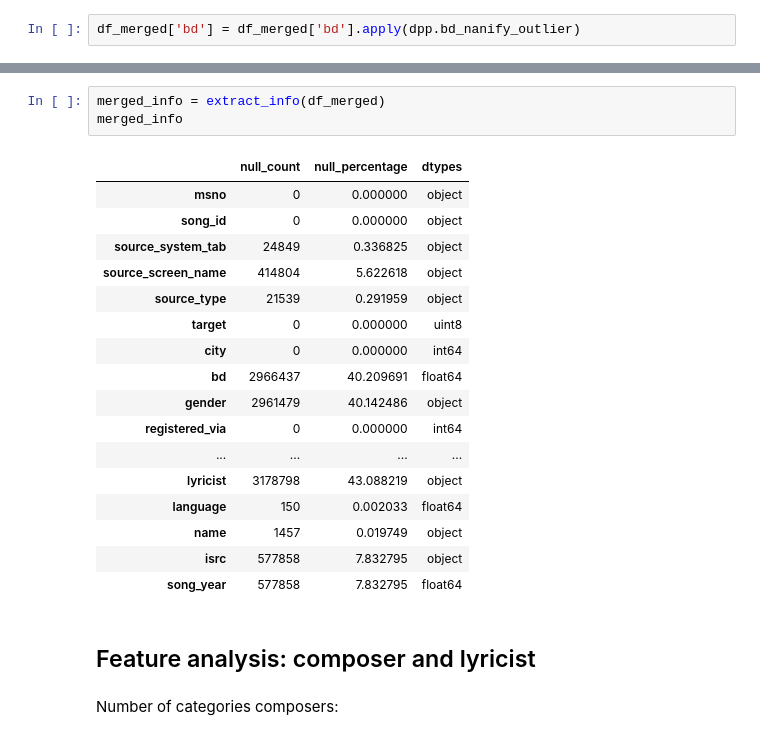
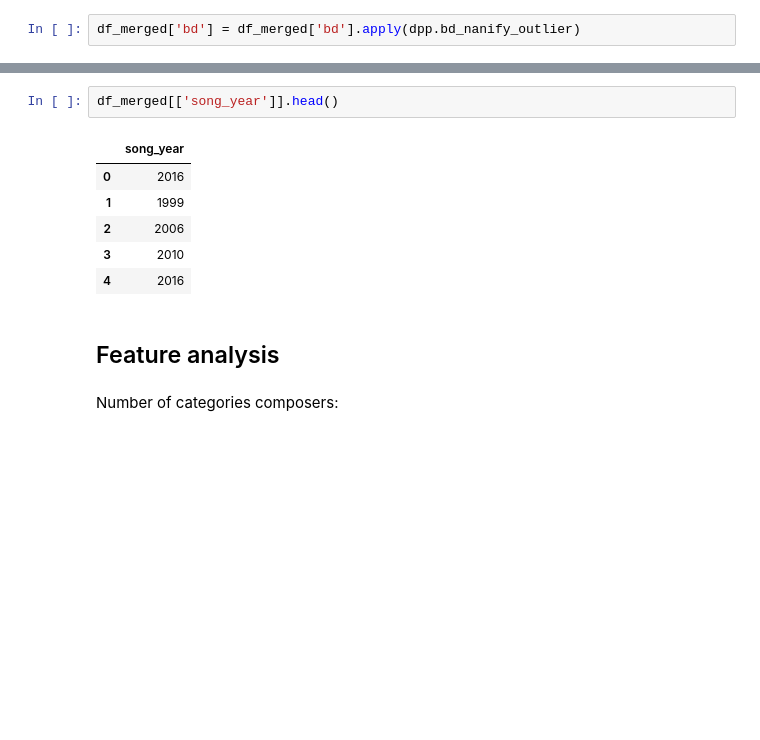
Before and after one commit to RaquelNeedsCoffee/PracticaAPA, a Jupyter notebook: Practica/Code/preprocessing.ipynb, the cells around one changed output, grey strips where cells are left out. Drawn from its saved outputs; the diff is of its cells as text; blank space fills up the shorter version.

```diff
--- a/Practica/Code/preprocessing.ipynb
+++ b/Practica/Code/preprocessing.ipynb
@@ -96,26 +171,14 @@ Name: song_year, dtype: float64
-# %%
-merged_info = extract_info(df_merged)
-merged_info
-# %% [output]
-|  | null_count | null_percentage | dtypes |
-| msno | 0 | 0.000000 | object |
-| song_id | 0 | 0.000000 | object |
-| source_system_tab | 24849 | 0.336825 | object |
-| source_screen_name | 414804 | 5.622618 | object |
-| source_type | 21539 | 0.291959 | object |
-| target | 0 | 0.000000 | uint8 |
-| city | 0 | 0.000000 | int64 |
-| bd | 2966437 | 40.209691 | float64 |
-| gender | 2961479 | 40.142486 | object |
-| registered_via | 0 | 0.000000 | int64 |
-| ... | ... | ... | ... |
-| lyricist | 3178798 | 43.088219 | object |
-| language | 150 | 0.002033 | float64 |
-| name | 1457 | 0.019749 | object |
-| isrc | 577858 | 7.832795 | object |
-| song_year | 577858 | 7.832795 | float64 |
+# %%
+df_merged[['song_year']].head()
+# %% [output]
+|  | song_year |
+| 0 | 2016 |
+| 1 | 1999 |
+| 2 | 2006 |
+| 3 | 2010 |
+| 4 | 2016 |
 # %% [markdown]
-## Feature analysis: composer and lyricist
+## Feature analysis
 # %% [markdown]
 Number of categories composers:
 # %%
```
Also changed, not shown: parts of 23 cells of this notebook, 1 other file.
